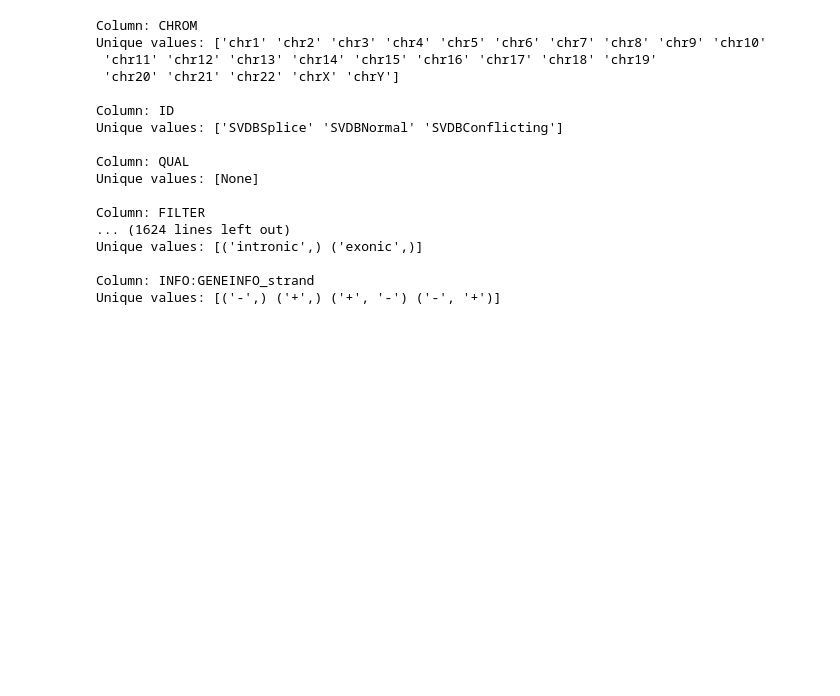
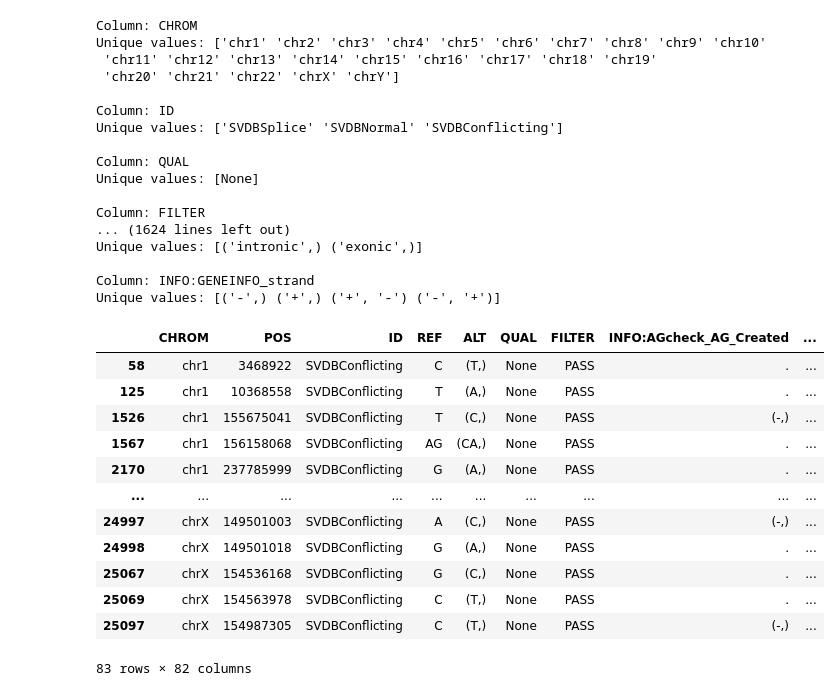
Before and after one commit to CCICB/introme, a Jupyter notebook: ESE/ML/2025_RF.ipynb, the cells around one changed output. Cells and saved outputs as stored; diff of their text form; code cells hidden in the pictures; blank space fills up the shorter version.

```diff
--- a/ESE/ML/2025_RF.ipynb
+++ b/ESE/ML/2025_RF.ipynb
@@ -158,6 +158,22 @@ Unique values: [('intronic',) ('exonic',)]
 
 Column: INFO:GENEINFO_strand
 Unique values: [('-',) ('+',) ('+', '-') ('-', '+')]
+# %%
+df[df['ID'] == 'SVDBConflicting']
+# %% [output]
+|  | CHROM | POS | ID | REF | ALT | QUAL | FILTER | INFO:AGcheck_AG_Created | ... |
+| 58 | chr1 | 3468922 | SVDBConflicting | C | (T,) | None | PASS | . | ... |
+| 125 | chr1 | 10368558 | SVDBConflicting | T | (A,) | None | PASS | . | ... |
+| 1526 | chr1 | 155675041 | SVDBConflicting | T | (C,) | None | PASS | (-,) | ... |
+| 1567 | chr1 | 156158068 | SVDBConflicting | AG | (CA,) | None | PASS | . | ... |
+| 2170 | chr1 | 237785999 | SVDBConflicting | G | (A,) | None | PASS | . | ... |
+| ... | ... | ... | ... | ... | ... | ... | ... | ... | ... |
+| 24997 | chrX | 149501003 | SVDBConflicting | A | (C,) | None | PASS | (-,) | ... |
+| 24998 | chrX | 149501018 | SVDBConflicting | G | (A,) | None | PASS | . | ... |
+| 25067 | chrX | 154536168 | SVDBConflicting | G | (C,) | None | PASS | . | ... |
+| 25069 | chrX | 154563978 | SVDBConflicting | C | (T,) | None | PASS | . | ... |
+| 25097 | chrX | 154987305 | SVDBConflicting | C | (T,) | None | PASS | (-,) | ... |
+83 rows × 82 columns
 # %%
 ese        = [col for col in df.columns if col.startswith('INFO:ESE_')]
 mmsplice   = [col for col in df.columns if col.startswith('INFO:MMSplice_')]
```
Also changed, not shown: parts of 14 cells of this notebook, 1 other file.
